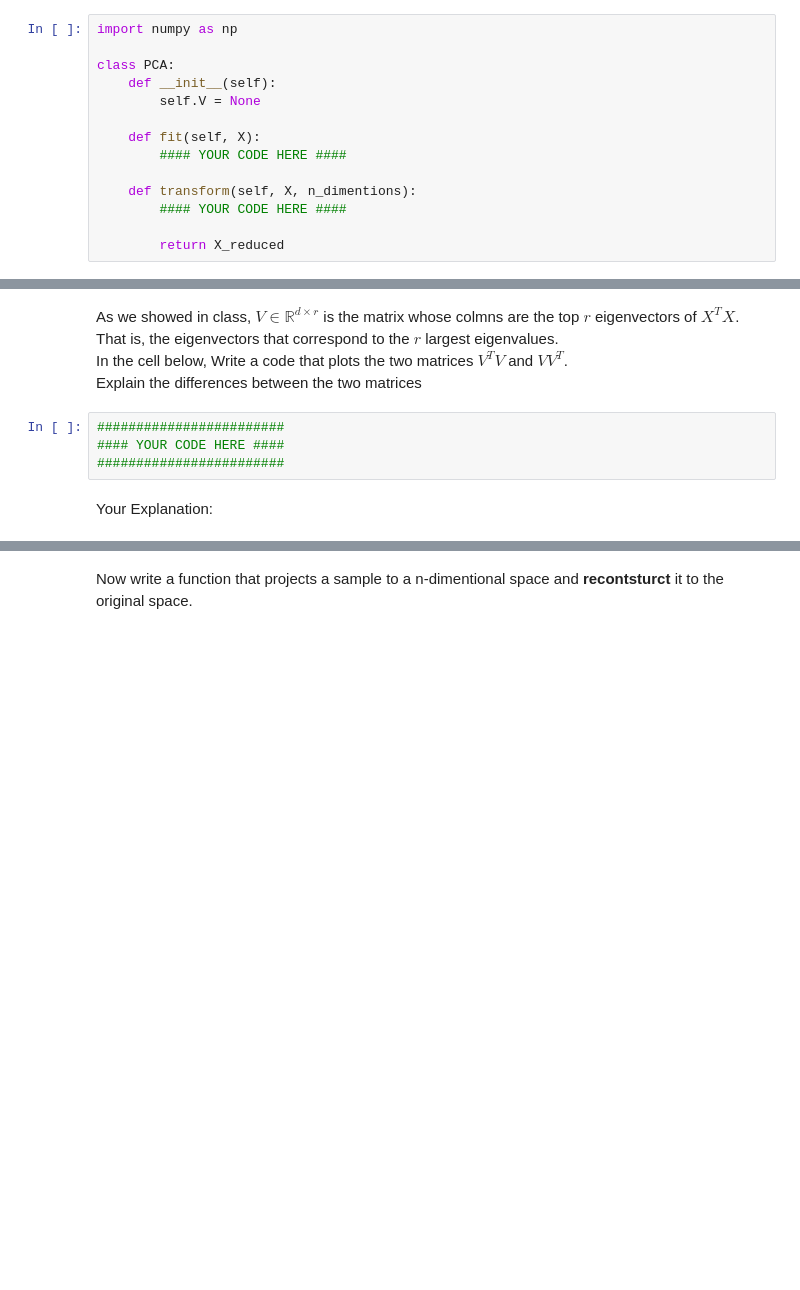
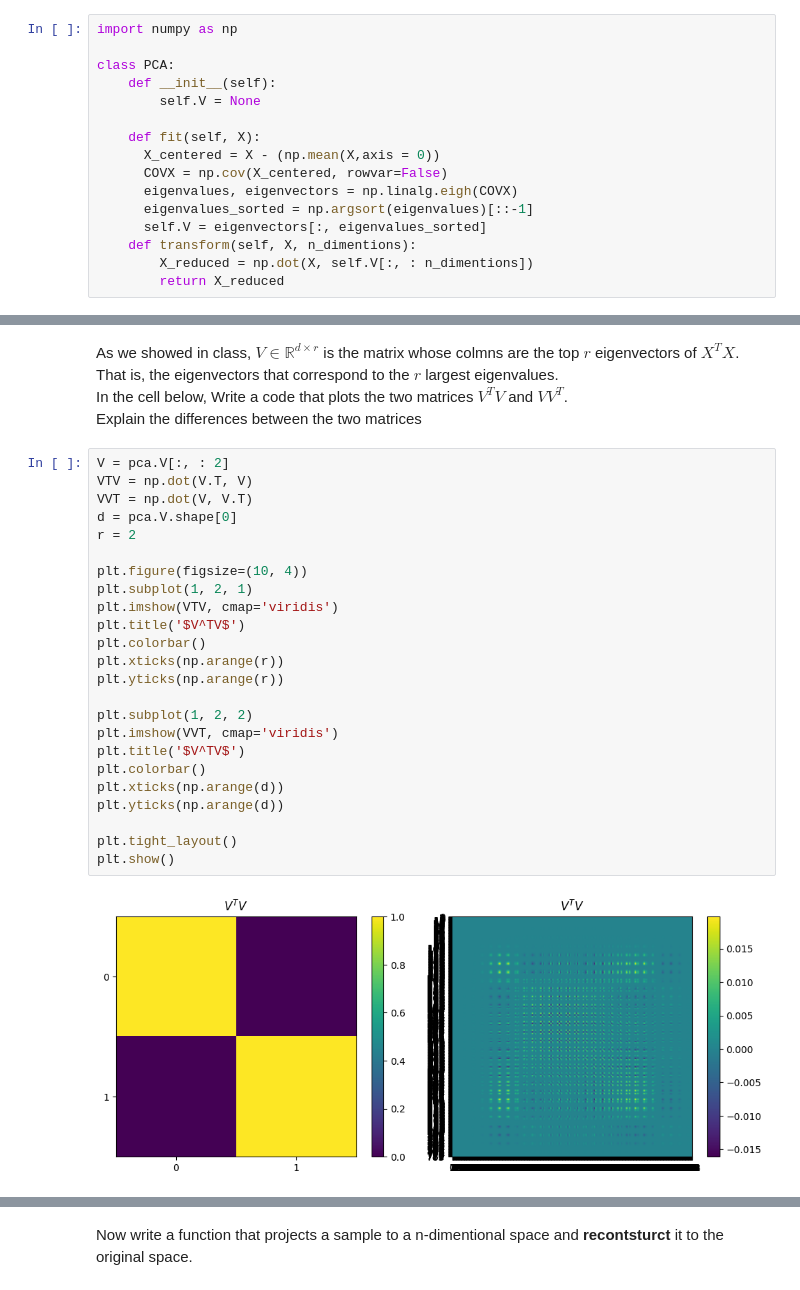
Before and after one commit to ilanitb16/unsupervised--learning--clustering--kmeans--pca, a Jupyter notebook: Assignment5.ipynb, the cells around one changed output, grey strips where cells are left out. Saved outputs shown, nothing was run; the diff lists cells and outputs as text; blank space fills up the shorter version.

```diff
--- a/Assignment5.ipynb
+++ b/Assignment5.ipynb
@@ -327,9 +476,11 @@ class PCA:
         self.V = None
 
     def fit(self, X):
-        #### YOUR CODE HERE ####
-
+      X_centered = X - (np.mean(X,axis = 0))
+      COVX = np.cov(X_centered, rowvar=False)
+      eigenvalues, eigenvectors = np.linalg.eigh(COVX)
+      eigenvalues_sorted = np.argsort(eigenvalues)[::-1]
+      self.V = eigenvectors[:, eigenvalues_sorted]
     def transform(self, X, n_dimentions):
-        #### YOUR CODE HERE ####
-
+        X_reduced = np.dot(X, self.V[:, : n_dimentions])
         return X_reduced
@@ -361,9 +512,29 @@ plt.show()
 As we showed in class, $V\in \mathbb{R}^{d\times r}$  is the matrix whose colmns are the top  $r$ eigenvectors of $X^TX$. That is, the eigenvectors that correspond to the  $r$ largest eigenvalues. <br>
 In the cell below, Write a code that plots the two matrices $V^TV$ and $VV^T$.<br>
 Explain the differences between the two matrices
-# %%
-########################
-#### YOUR CODE HERE ####
-########################
-# %% [markdown]
-Your Explanation:
+# %%
+V = pca.V[:, : 2]
+VTV = np.dot(V.T, V)
+VVT = np.dot(V, V.T)
+d = pca.V.shape[0]
+r = 2
+
+plt.figure(figsize=(10, 4))
+plt.subplot(1, 2, 1)
+plt.imshow(VTV, cmap='viridis')
+plt.title('$V^TV$')
+plt.colorbar()
+plt.xticks(np.arange(r))
+plt.yticks(np.arange(r))
+
+plt.subplot(1, 2, 2)
+plt.imshow(VVT, cmap='viridis')
+plt.title('$V^TV$')
+plt.colorbar()
+plt.xticks(np.arange(d))
+plt.yticks(np.arange(d))
+
+plt.tight_layout()
+plt.show()
+# %% [output]
+[figure, added]
```
Also changed, not shown: parts of 32 cells of this notebook, 1 other file.
